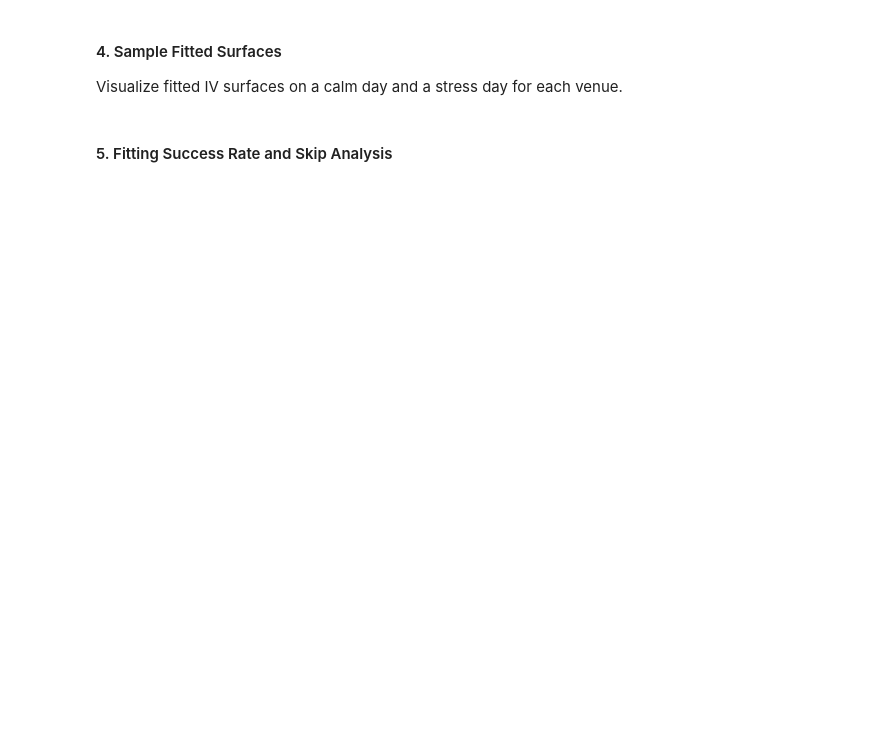
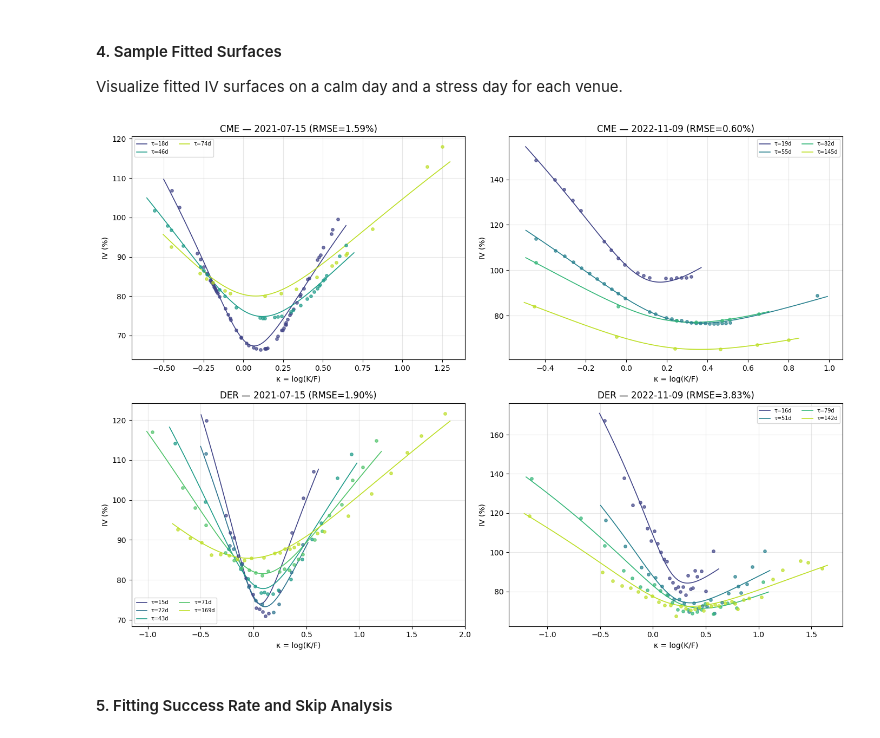
Before and after one commit to Lldelduca/bitcoin-risk-premia, a Jupyter notebook: notebooks/01_ssvi_rnd.ipynb, the cells around one changed output. Drawn from its saved outputs; the diff is of its cells as text; code cells hidden in the pictures; blank space fills up the shorter version.

Commit message:
Phase 1 Results + Figures + Notebooks

```diff
--- a/notebooks/01_ssvi_rnd.ipynb
+++ b/notebooks/01_ssvi_rnd.ipynb
@@ -24,7 +24,7 @@ TAB_DIR.mkdir(parents=True, exist_ok=True)
 
 # Load outputs from fit_surfaces.py
 params = pd.read_parquet(DATA_P1 / 'ssvi_params.parquet')
-diag = pd.read_parquet(DATA_P1 / 'ssvi_diagnostics.parquet')
+diag = pd.read_parquet(RES_P1 / 'ssvi_diagnostics.parquet')
 
 # Load cleaned data for overlay plots
 cme = pd.read_parquet(get_path('cleaned_cme'))
@@ -161,3 +208,59 @@ Visualize fitted IV surfaces on a calm day and a stress day for each venue.
+# %%
+def plot_fitted_surface(df_venue, venue, target_date, ax):
+    """Fits and plots the SSVI surface for a single (venue, date)."""
+    target_date = pd.Timestamp(target_date)
+    df_day = df_venue[df_venue['date'] == target_date]
+    if df_day.empty:
+        ax.set_title(f'{venue} — {target_date.date()} (no data)')
+        return
+
+    try:
+        ssvi = SSVI(df_day, venue=venue, date=target_date)
+        ssvi.fit()
+        metrics = ssvi.evaluate_fit()
+    except Exception as e:
+        ax.set_title(f'{venue} — {target_date.date()} (fit failed: {e})')
+        return
+
+    # Plot observed vs fitted per maturity slice
+    Ts = ssvi.res['maturities']
+    colors = plt.cm.viridis(np.linspace(0.2, 0.9, len(Ts)))
+
+    for j, T in enumerate(Ts):
+        mask = df_day['tau'] == T
+        k_obs = df_day.loc[mask, 'log_moneyness'].values
+        iv_obs = df_day.loc[mask, 'impliedvolatility'].values * 100
+        ax.scatter(k_obs, iv_obs, color=colors[j], s=15, alpha=0.7, zorder=3)
+
+        # Fitted curve
+        k_grid = np.linspace(k_obs.min() - 0.05, k_obs.max() + 0.05, 100)
+        theta = ssvi.res['theta'][T]
+        phi = ssvi._phi_power_law(theta, ssvi.res['eta'][T], ssvi.res['gamma'][T])
+        w_fit = ssvi._ssvi_total_variance(k_grid, theta, ssvi.res['rho'][T], phi)
+        iv_fit = np.sqrt(np.maximum(w_fit, 0) / T) * 100
+        dte = round(T * 365.25)
+        ax.plot(k_grid, iv_fit, color=colors[j], linewidth=1.2,
+                label=f'τ={dte}d')
+
+    ax.set_xlabel('κ = log(K/F)')
+    ax.set_ylabel('IV (%)')
+    ax.set_title(f"{venue} — {target_date.date()} (RMSE={metrics['rmse']*100:.2f}%)")
+    ax.legend(fontsize=7, ncol=2)
+
+# Pick representative dates: one calm, one stressed
+calm_date = '2021-07-15'   # Mid-2021, relatively calm
+stress_date = '2022-11-09' # Day after FTX collapse
+
+fig, axes = plt.subplots(2, 2, figsize=(14, 10))
+plot_fitted_surface(cme, 'CME', calm_date, axes[0, 0])
+plot_fitted_surface(cme, 'CME', stress_date, axes[0, 1])
+plot_fitted_surface(der, 'DER', calm_date, axes[1, 0])
+plot_fitted_surface(der, 'DER', stress_date, axes[1, 1])
+plt.tight_layout()
+plt.savefig(FIG_DIR / 'fig_ssvi_sample_surfaces.png', dpi=150)
+plt.show()
+# %% [output]
+[figure, added]
 # %% [markdown]
 #### 5. Fitting Success Rate and Skip Analysis
 # %%
```
Also changed, not shown: parts of 9 cells of this notebook, 42 other files.
